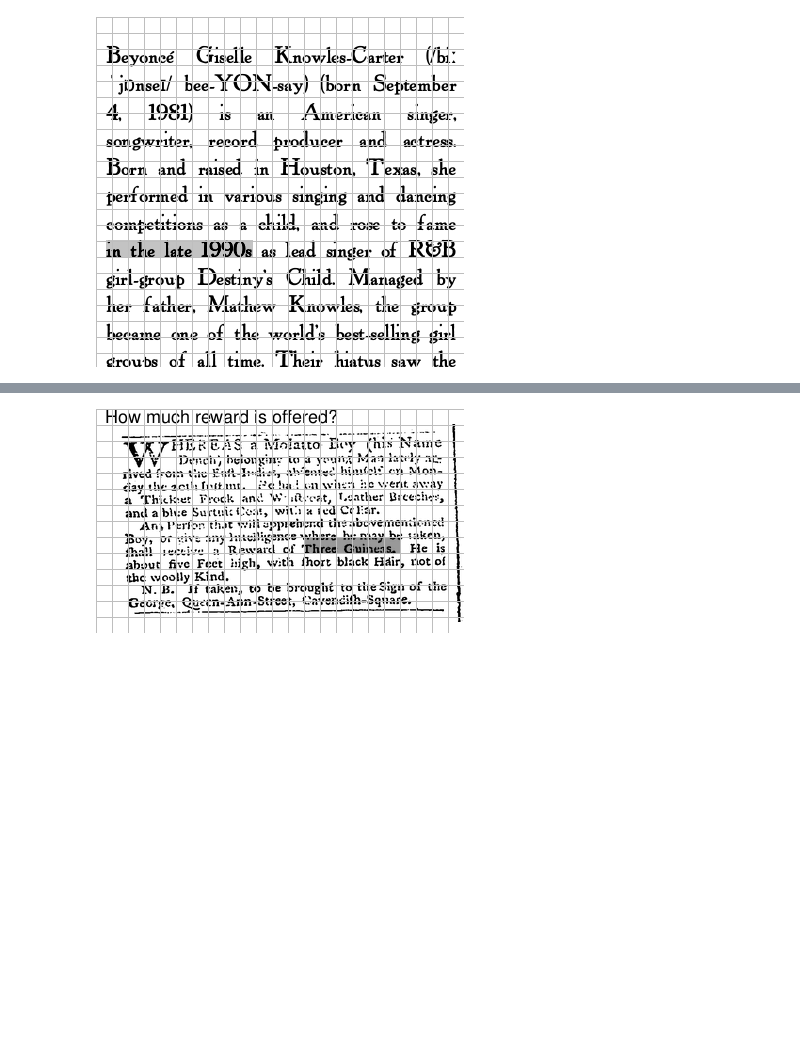
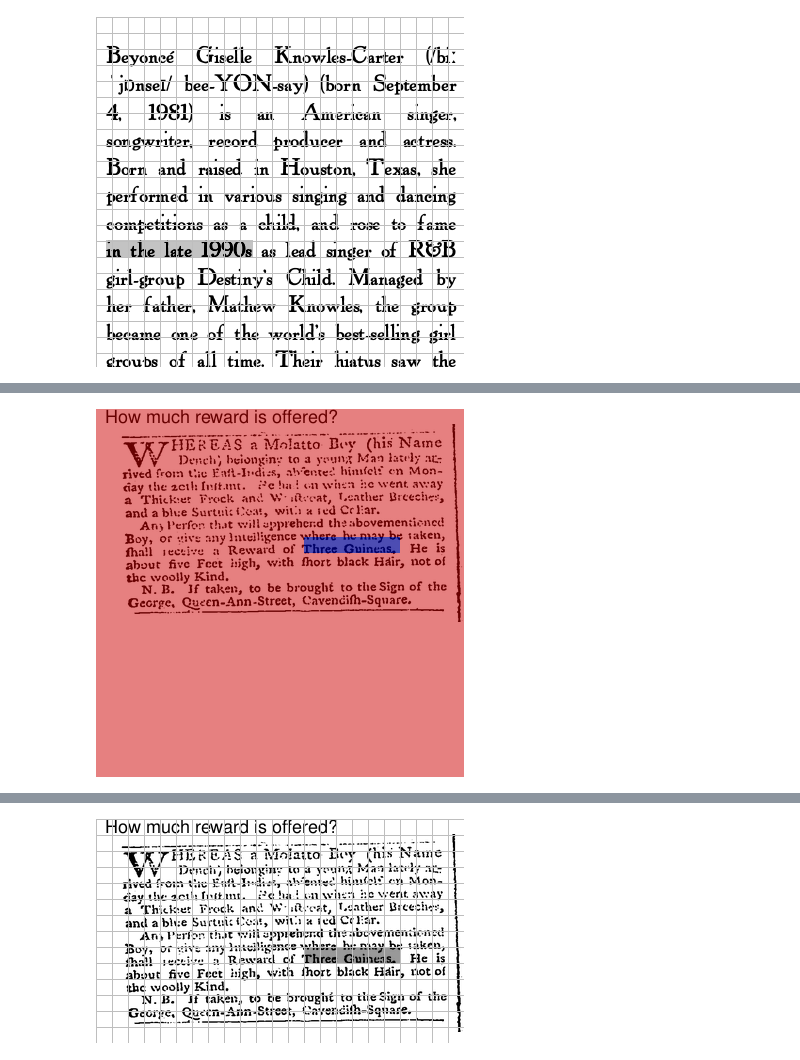
Before and after one commit to nadavborenstein/pixel-bw, a Jupyter notebook: visualizations.ipynb, the cells around one changed output, grey strips where cells are left out. Cells and saved outputs as stored; diff of their text form; code cells hidden in the pictures; blank space fills up the shorter version.

```diff
--- a/visualizations.ipynb
+++ b/visualizations.ipynb
@@ -356,0 +329,7 @@ NameError: name 'good_indixes' is not defined
+# %%
+import cv2
+heatmap = cv2.applyColorMap((pixel_mask * 255).astype("uint8"), cv2.COLORMAP_JET)
+weight = cv2.addWeighted(image.astype("uint8") ,0.5, heatmap.astype("uint8") ,0.8 ,0.3)
+weight = Image.fromarray(weight.astype(np.uint8))
+# %% [output]
+[figure, added]
```
Also changed, not shown: parts of 9 cells of this notebook, 34 other files.
